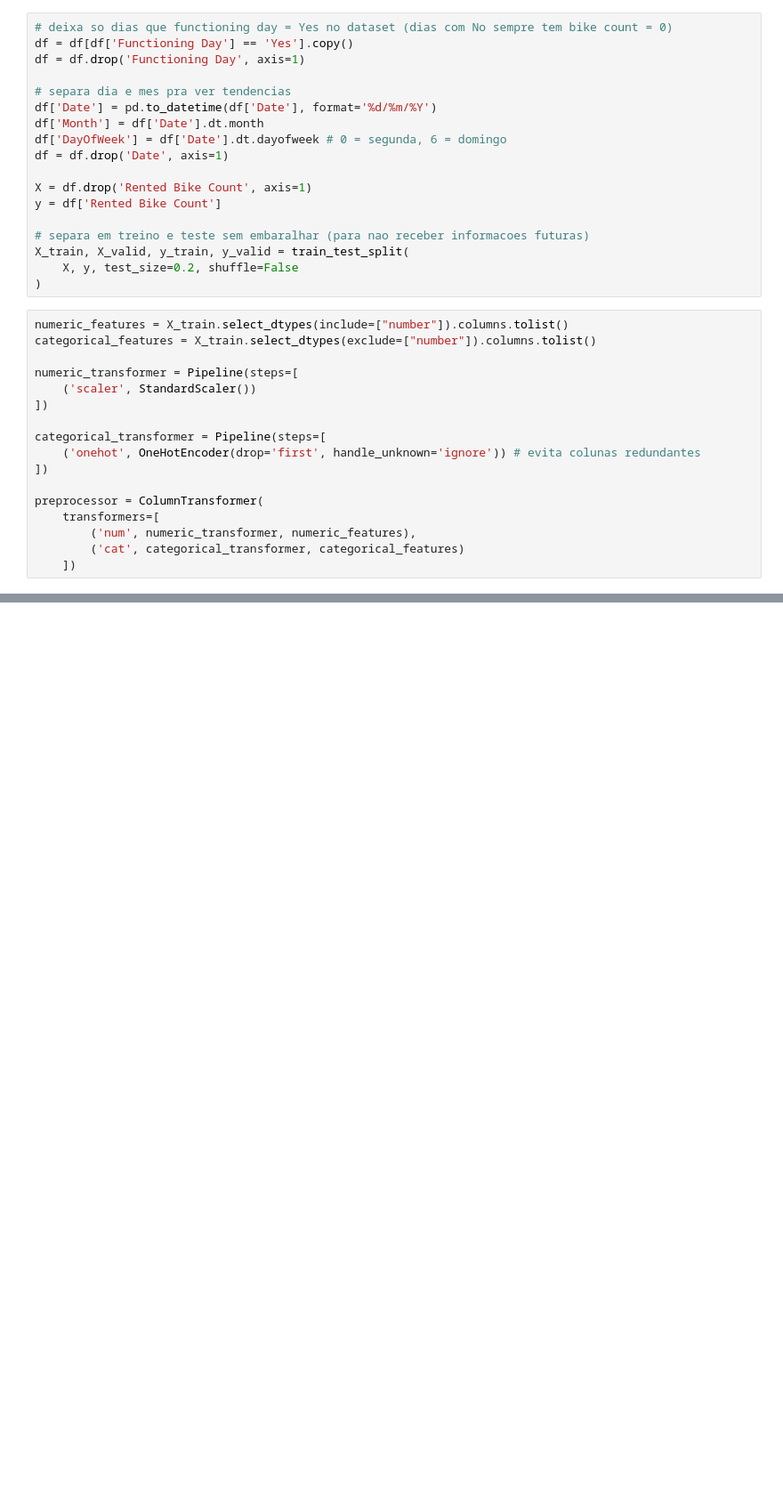
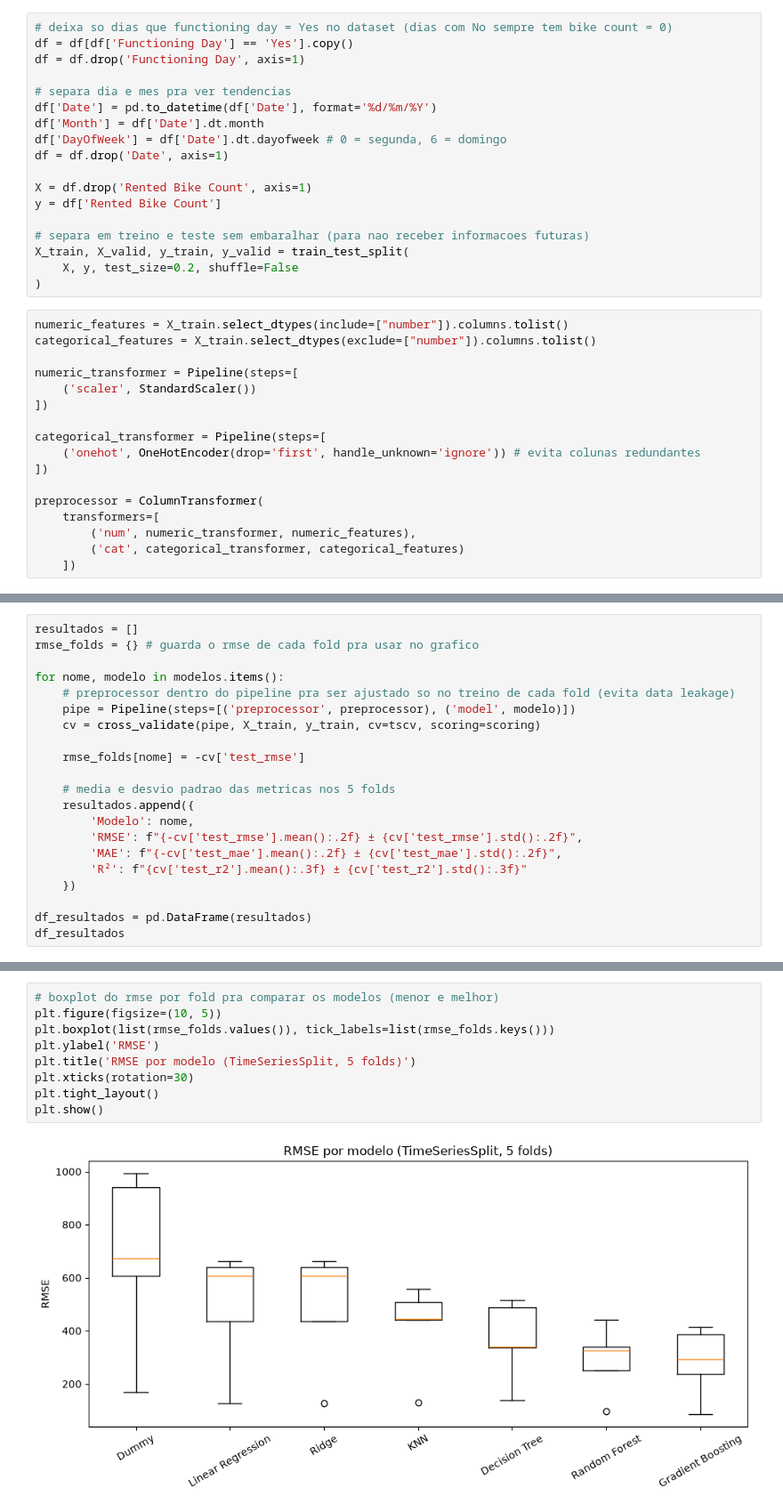
Before and after one commit to fprossoni/MachineLearning_SeoulBikeSharing, a Jupyter notebook: T1_Aprendizado_Bike_Sharing.ipynb, the cells around one changed output, grey strips where cells are left out. Shown at 89% size. Cells and saved outputs as stored; diff of their text form; blank space fills up the shorter version.

Commit message:
adiciona validacao temporal, spot-check dos modelos, tabela e grafico

```diff
--- a/T1_Aprendizado_Bike_Sharing.ipynb
+++ b/T1_Aprendizado_Bike_Sharing.ipynb
@@ -82,0 +113,21 @@ preprocessor = ColumnTransformer(
+# %%
+resultados = []
+rmse_folds = {} # guarda o rmse de cada fold pra usar no grafico
+
+for nome, modelo in modelos.items():
+    # preprocessor dentro do pipeline pra ser ajustado so no treino de cada fold (evita data leakage)
+    pipe = Pipeline(steps=[('preprocessor', preprocessor), ('model', modelo)])
+    cv = cross_validate(pipe, X_train, y_train, cv=tscv, scoring=scoring)
+
+    rmse_folds[nome] = -cv['test_rmse']
+
+    # media e desvio padrao das metricas nos 5 folds
+    resultados.append({
+        'Modelo': nome,
+        'RMSE': f"{-cv['test_rmse'].mean():.2f} ± {cv['test_rmse'].std():.2f}",
+        'MAE': f"{-cv['test_mae'].mean():.2f} ± {cv['test_mae'].std():.2f}",
+        'R²': f"{cv['test_r2'].mean():.3f} ± {cv['test_r2'].std():.3f}"
+    })
+
+df_resultados = pd.DataFrame(resultados)
+df_resultados
@@ -82,0 +143,11 @@ preprocessor = ColumnTransformer(
+# %%
+# boxplot do rmse por fold pra comparar os modelos (menor e melhor)
+plt.figure(figsize=(10, 5))
+plt.boxplot(list(rmse_folds.values()), tick_labels=list(rmse_folds.keys()))
+plt.ylabel('RMSE')
+plt.title('RMSE por modelo (TimeSeriesSplit, 5 folds)')
+plt.xticks(rotation=30)
+plt.tight_layout()
+plt.show()
+# %% [output]
+[figure, added]
```
Also changed, not shown: parts of 2 cells of this notebook.
